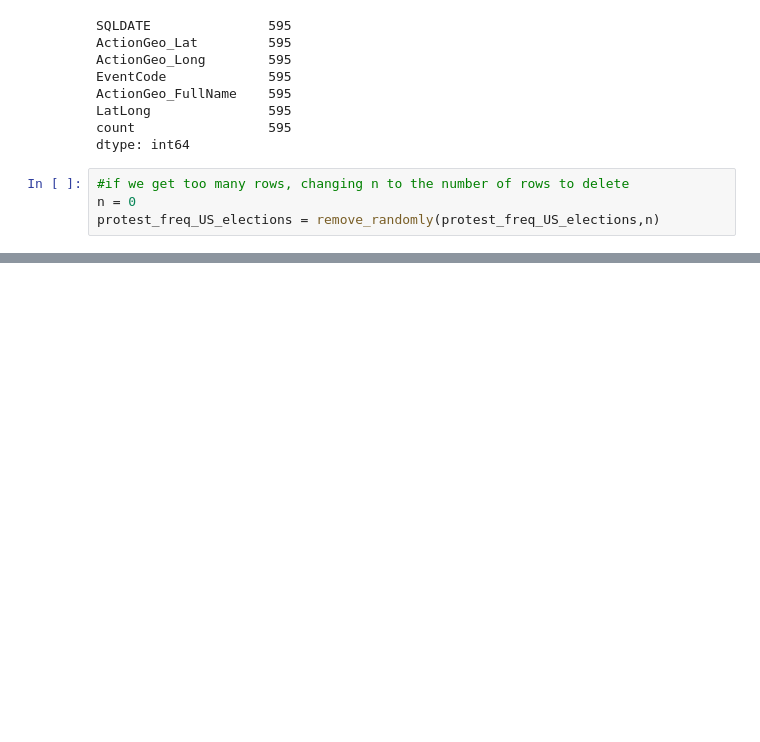
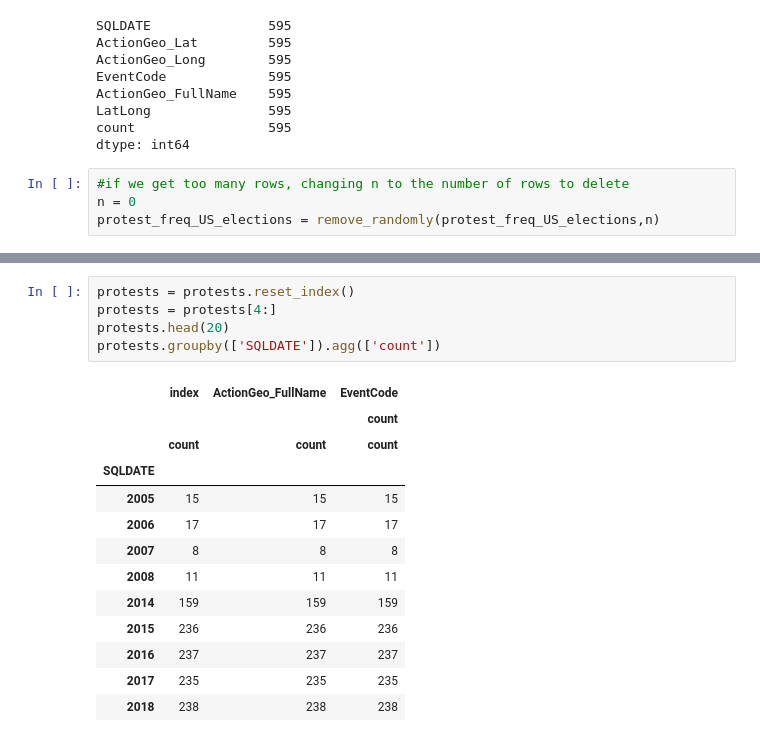
Before and after one commit to Apiquet/ADA_Project, a Jupyter notebook: anthony.ipynb, the cells around one changed output, grey strips where cells are left out. Saved outputs shown, nothing was run; the diff lists cells and outputs as text; blank space fills up the shorter version.

```diff
--- a/anthony.ipynb
+++ b/anthony.ipynb
@@ -244,0 +391,19 @@ Protests' intensity for US elections in 2016 (Ctrl+Click)
+# %%
+protests = protests.reset_index()
+protests = protests[4:]
+protests.head(20)
+protests.groupby(['SQLDATE']).agg(['count'])
+# %% [output]
+|  | index | ActionGeo_FullName | EventCode |
+|  |  |  | count |
+|  | count | count | count |
+| SQLDATE |  |  |  |
+| 2005 | 15 | 15 | 15 |
+| 2006 | 17 | 17 | 17 |
+| 2007 | 8 | 8 | 8 |
+| 2008 | 11 | 11 | 11 |
+| 2014 | 159 | 159 | 159 |
+| 2015 | 236 | 236 | 236 |
+| 2016 | 237 | 237 | 237 |
+| 2017 | 235 | 235 | 235 |
+| 2018 | 238 | 238 | 238 |
```
Also changed, not shown: parts of 7 cells of this notebook, 5 other files.
